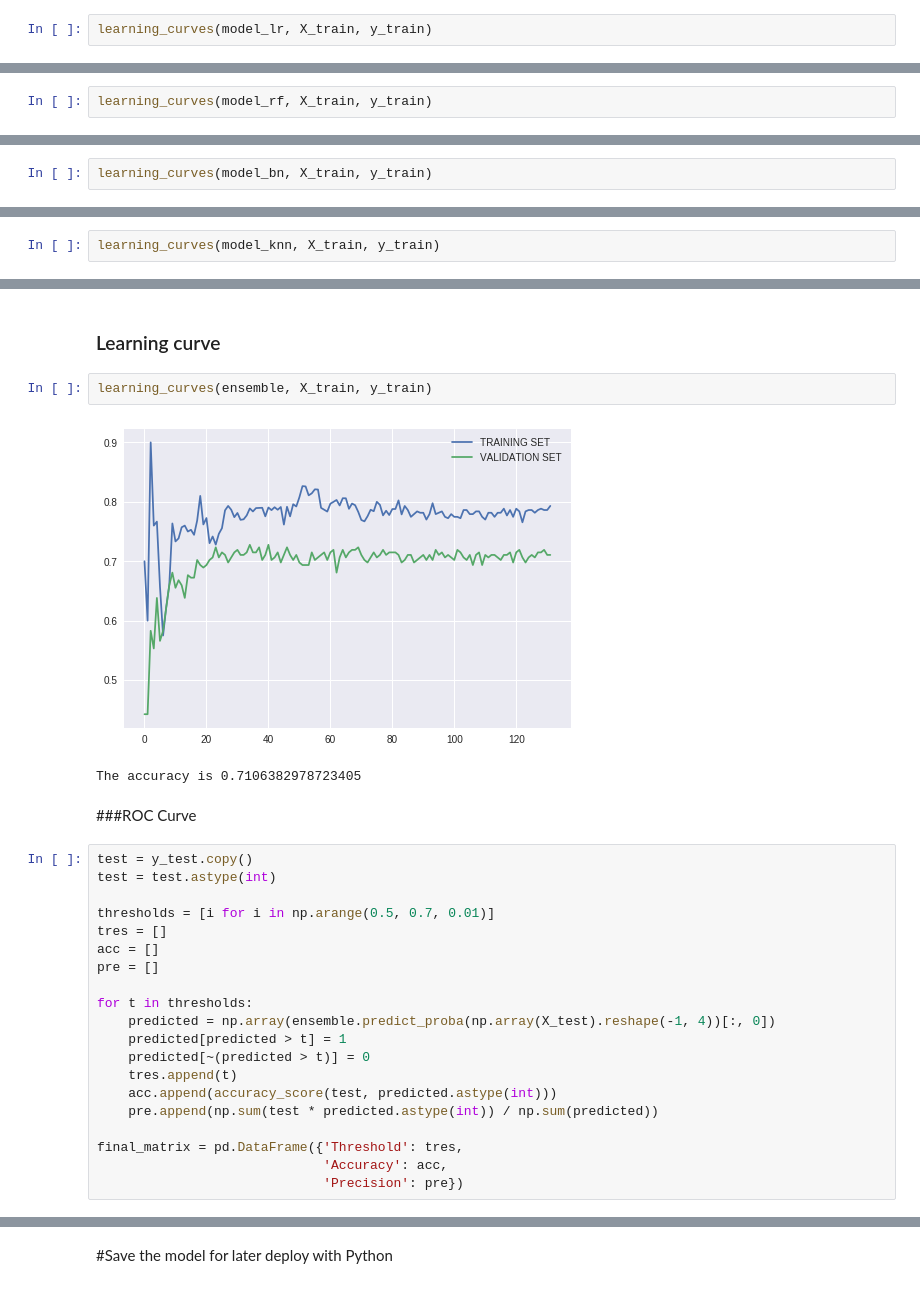
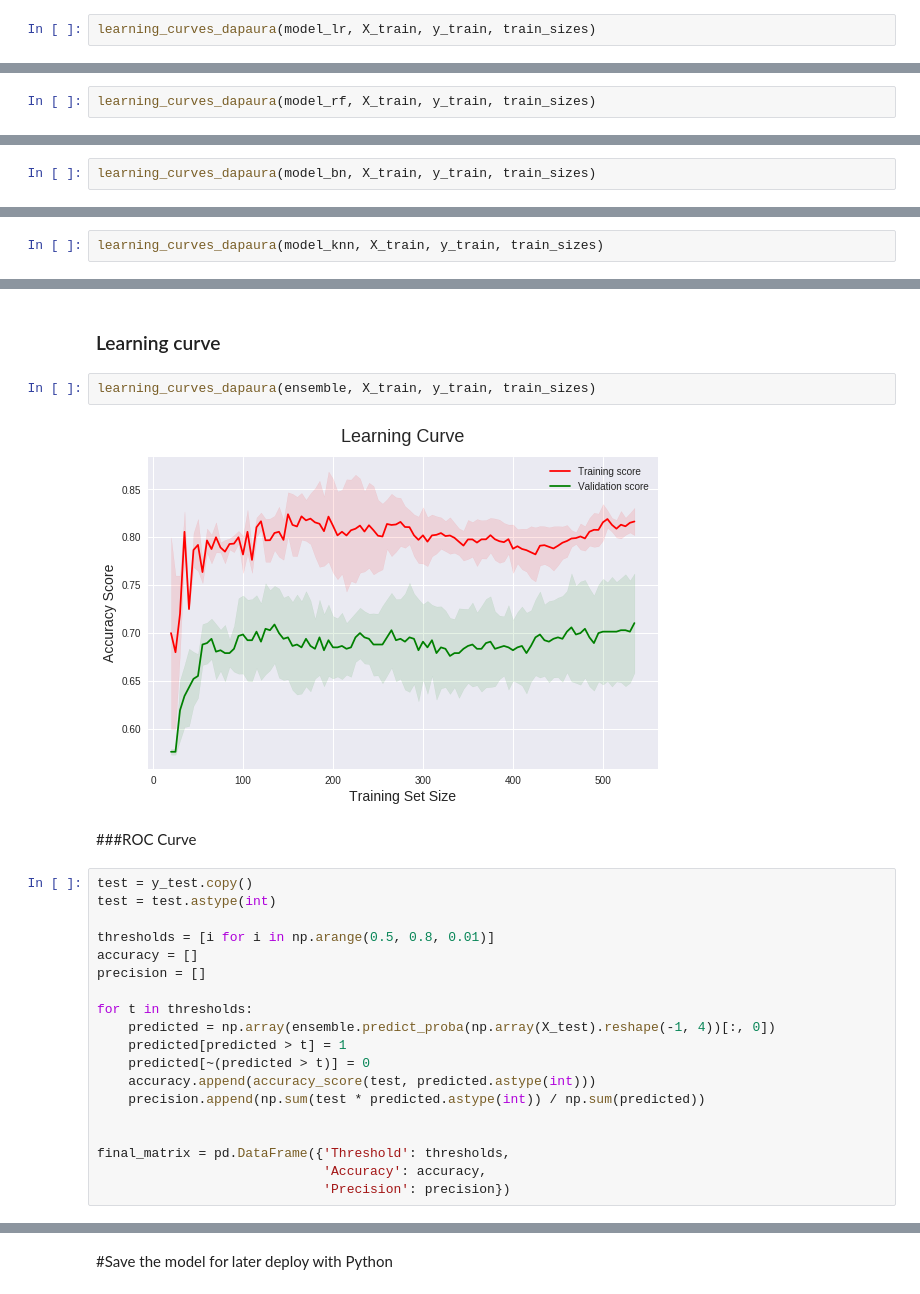
Before and after one commit to giuseppeceravolo/Model-Ex-Post-to-be-shared.ipynb, a Jupyter notebook: Model__Ex_Post__to_be_shared.ipynb, the cells around one changed output, grey strips where cells are left out. Saved outputs shown, nothing was run; the diff lists cells and outputs as text.

```diff
--- a/Model__Ex_Post__to_be_shared.ipynb
+++ b/Model__Ex_Post__to_be_shared.ipynb
@@ -432,5 +464,5 @@ weighted avg       0.65      0.64      0.63       361
 # %% [markdown]
 ### Learning curve
 # %%
-learning_curves(model_lr, X_train, y_train)
+learning_curves_dapaura(model_lr, X_train, y_train, train_sizes)
 # %% [output]
@@ -492,5 +523,5 @@ print(pd.DataFrame({'Variables': df.drop(['Esito'],axis=1).columns,
 # %% [markdown]
 ### Learning curve
 # %%
-learning_curves(model_rf, X_train, y_train)
+learning_curves_dapaura(model_rf, X_train, y_train, train_sizes)
 # %% [output]
@@ -527,5 +557,5 @@ weighted avg       0.65      0.65      0.64       361
 # %% [markdown]
 ### Learning curve
 # %%
-learning_curves(model_bn, X_train, y_train)
+learning_curves_dapaura(model_bn, X_train, y_train, train_sizes)
 # %% [output]
@@ -575,5 +604,5 @@ weighted avg       0.62      0.62      0.62       361
 # %% [markdown]
 ### Learning curve
 # %%
-learning_curves(model_knn, X_train, y_train)
+learning_curves_dapaura(model_knn, X_train, y_train, train_sizes)
 # %% [output]
@@ -627,32 +655,30 @@ weighted avg       0.70      0.69      0.68       361
 # %% [markdown]
 ### Learning curve
 # %%
-learning_curves(ensemble, X_train, y_train)
+learning_curves_dapaura(ensemble, X_train, y_train, train_sizes)
 # %% [output]
-[figure, old version]
+[figure, new version]
-The accuracy is 0.7106382978723405
 # %% [markdown]
 ###ROC Curve
 # %%
 test = y_test.copy()
 test = test.astype(int)
 
-thresholds = [i for i in np.arange(0.5, 0.7, 0.01)]
-tres = []
-acc = []
-pre = []
+thresholds = [i for i in np.arange(0.5, 0.8, 0.01)]
+accuracy = []
+precision = []
 
 for t in thresholds:
     predicted = np.array(ensemble.predict_proba(np.array(X_test).reshape(-1, 4))[:, 0])
     predicted[predicted > t] = 1
     predicted[~(predicted > t)] = 0
-    tres.append(t)
-    acc.append(accuracy_score(test, predicted.astype(int)))
-    pre.append(np.sum(test * predicted.astype(int)) / np.sum(predicted))
+    accuracy.append(accuracy_score(test, predicted.astype(int)))
+    precision.append(np.sum(test * predicted.astype(int)) / np.sum(predicted))
 
-final_matrix = pd.DataFrame({'Threshold': tres,
-                             'Accuracy': acc,
-                             'Precision': pre})
+
+final_matrix = pd.DataFrame({'Threshold': thresholds,
+                             'Accuracy': accuracy,
+                             'Precision': precision})
 # %%
 final_matrix.head(50)
 # %% [output]
```
Also changed, not shown: parts of 21 cells of this notebook.
